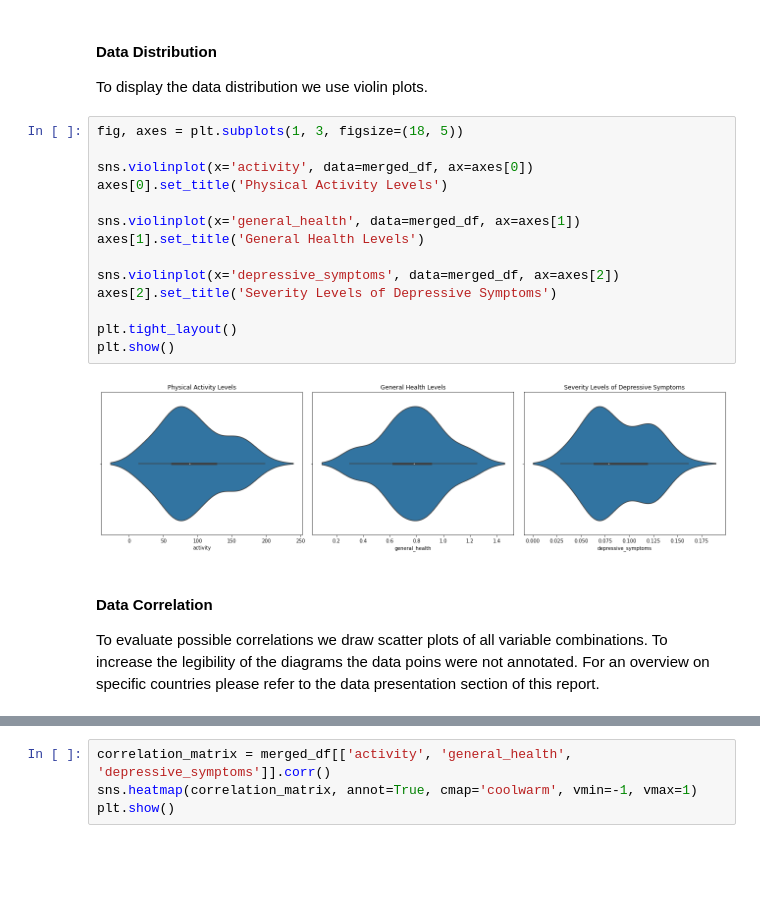
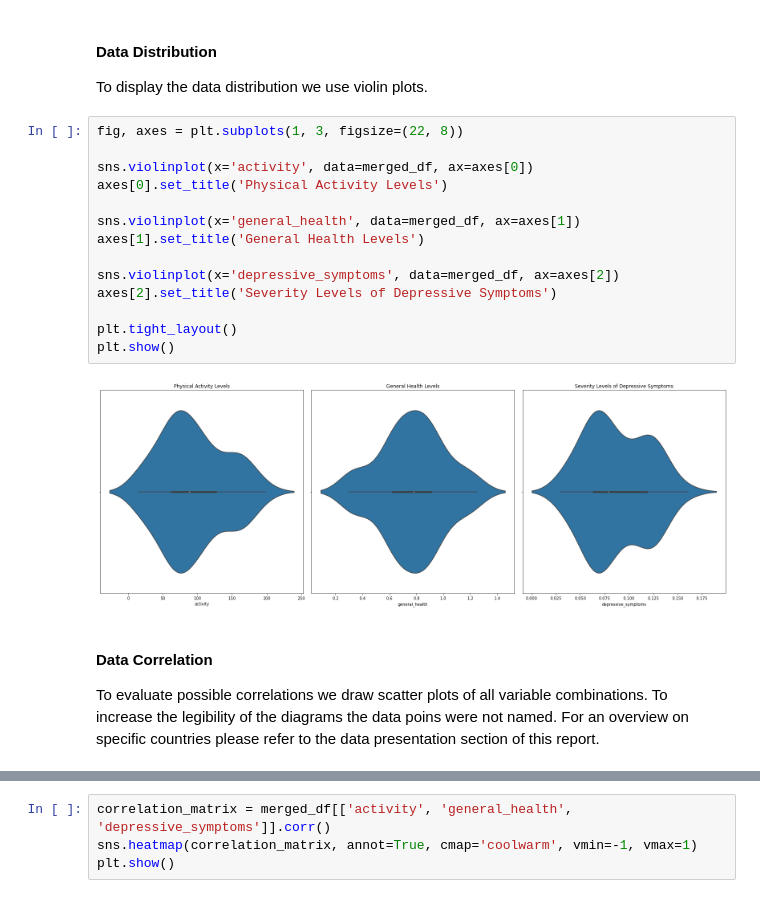
Before and after one commit to leoniefaerber/made-template-ws2324, a Jupyter notebook: project/report.ipynb, the cells around one changed output, grey strips where cells are left out. Drawn from its saved outputs; the diff is of its cells as text; blank space fills up the shorter version.

Commit message:
Updated report

```diff
--- a/project/report.ipynb
+++ b/project/report.ipynb
@@ -207,23 +209,23 @@ plt.show()
 #### Data Distribution
 To display the data distribution we use violin plots.
 # %%
-fig, axes = plt.subplots(1, 3, figsize=(18, 5))
+fig, axes = plt.subplots(1, 3, figsize=(22, 8))
 
 sns.violinplot(x='activity', data=merged_df, ax=axes[0])
 axes[0].set_title('Physical Activity Levels')
 
 sns.violinplot(x='general_health', data=merged_df, ax=axes[1])
 axes[1].set_title('General Health Levels')
 
 sns.violinplot(x='depressive_symptoms', data=merged_df, ax=axes[2])
 axes[2].set_title('Severity Levels of Depressive Symptoms')
 
 plt.tight_layout()
 plt.show()
 # %% [output]
-[figure, old version]
+[figure, new version]
 # %% [markdown]
 #### Data Correlation
-To evaluate possible correlations we draw scatter plots of all variable combinations. To increase the legibility of the diagrams the data poins were not annotated. For an overview on specific countries please refer to the data presentation section of this report.
+To evaluate possible correlations we draw scatter plots of all variable combinations. To increase the legibility of the diagrams the data poins were not named. For an overview on specific countries please refer to the data presentation section of this report.
 # %%
 # create subplots
```
Also changed, not shown: parts of 9 cells of this notebook, 1 other file.
